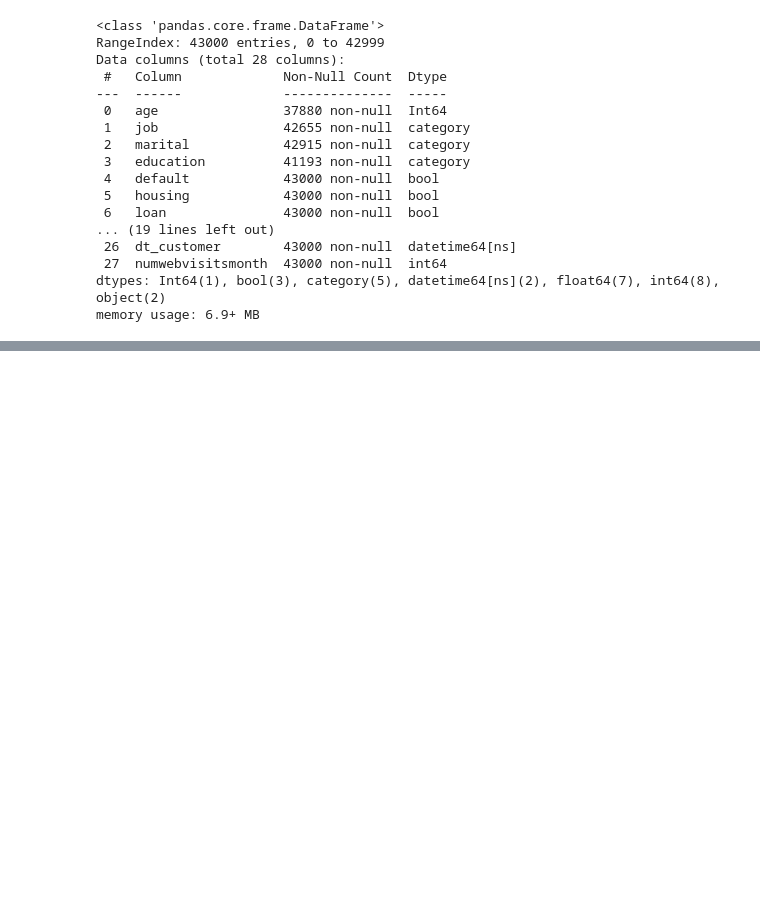
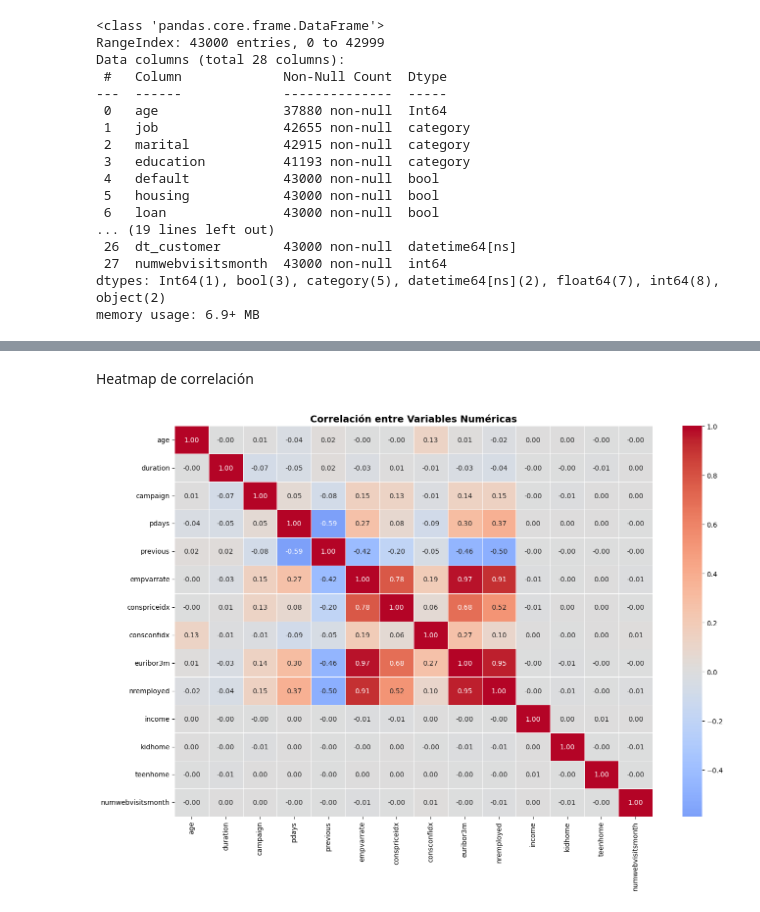
Before and after one commit to pablo98al/Entrega-Proyecto-Python-EDA, a Jupyter notebook: EDA/Merge_EDA.ipynb, the cells around one changed output, grey strips where cells are left out. Saved outputs shown, nothing was run; the diff lists cells and outputs as text; code cells hidden in the pictures; blank space fills up the shorter version.

```diff
--- a/EDA/Merge_EDA.ipynb
+++ b/EDA/Merge_EDA.ipynb
@@ -108,0 +191,14 @@ df_merge.describe().T
+# %% [markdown]
+Heatmap de correlación
+# %%
+fig, ax = plt.subplots(figsize=(14, 10))
+corr = df_merge[numericas].corr()
+mask = corr.isnull().all()
+corr_clean = corr.loc[~mask, ~mask]
+sns.heatmap(corr_clean, annot=True, fmt='.2f', cmap='coolwarm',
+            center=0, linewidths=0.5, ax=ax)
+ax.set_title('Correlación entre Variables Numéricas', fontsize=14, fontweight='bold')
+plt.tight_layout()
+plt.show()
+# %% [output]
+[figure, added]
```
Also changed, not shown: parts of 28 cells of this notebook, 2 other files.
